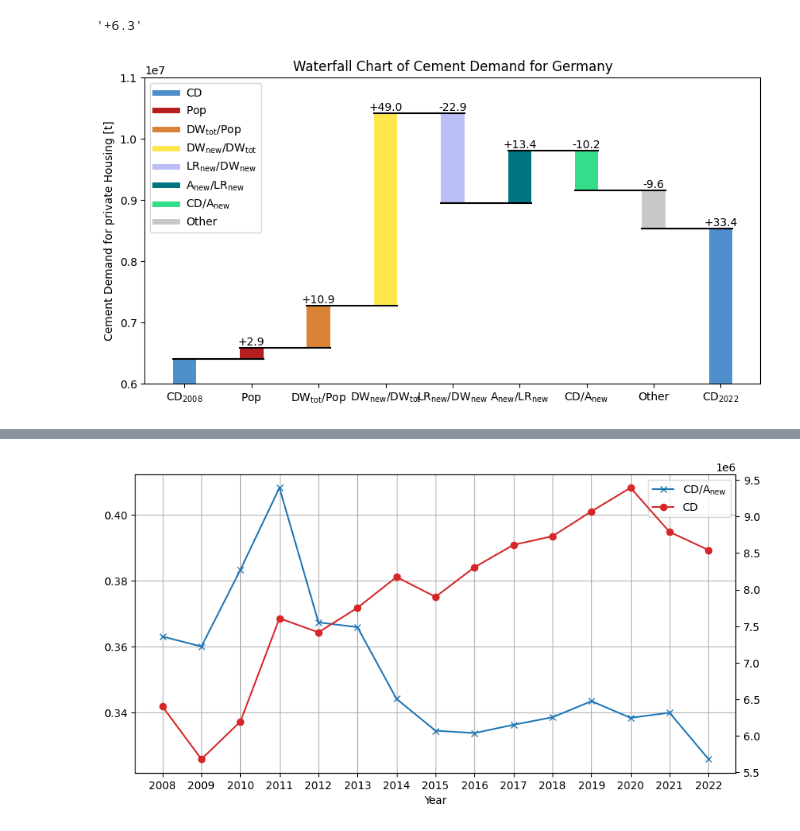
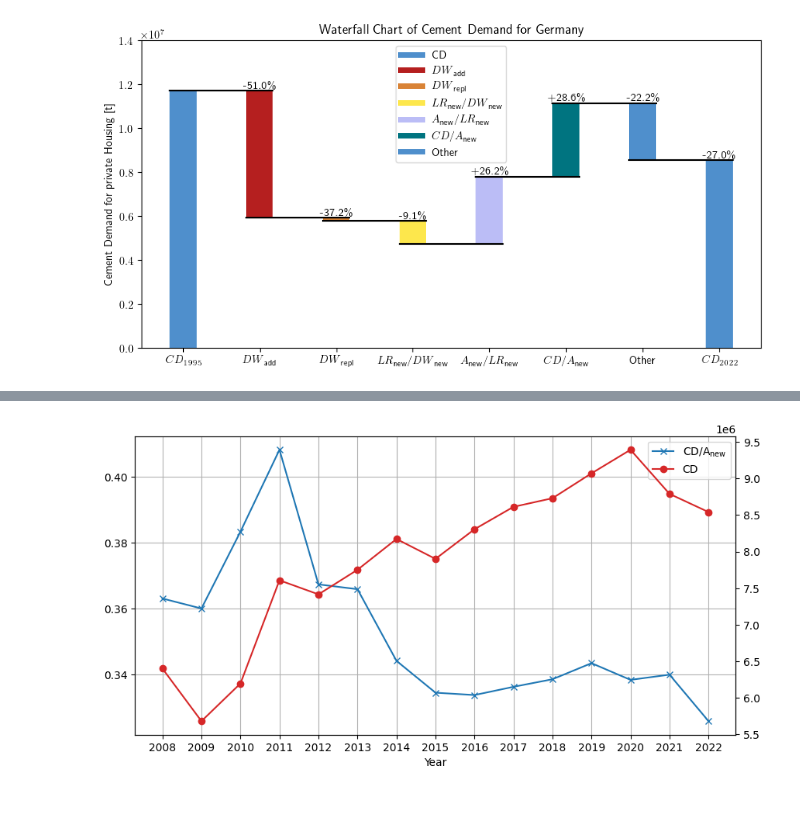
Before and after one commit to pietropecchini/Economic-Growth-and-Sustainability, a Jupyter notebook: analysis.ipynb, the cells around one changed output, grey strips where cells are left out. Drawn from its saved outputs; the diff is of its cells as text; code cells hidden in the pictures; blank space fills up the shorter version.

```diff
--- a/analysis.ipynb
+++ b/analysis.ipynb
@@ -430,11 +659,0 @@ def waterfall(ax, x, values, colors, title="", text=[], bottom=None, labels=[],
-# %%
-for i in range(7):
-    print(f"Year: {years[i]}")
-    diff_from_data = data.loc[years[i+1], "CD"] - data.loc[years[i], "CD"]
-    diff_calc = 0
-    for factor in ipat_factors:
-        diff_calc += calc_cd(factor, start=years[i], end=years[i+1])
-        print(f"{factor:<20}: {calc_cd(factor, start=years[i], end=years[i+1]):+1.2e}")
-    print(f"{'CD':<20}: {diff_from_data:+1.2e}")
-    print(f"{'Sum':<20}: {diff_calc:+1.2e}")
-    print()
@@ -497,48 +660,67 @@ ipat_values, diff
-# %%
-f"{calc_change('CD', start=years[0], end=years[-1]) * 100:+2.1f}"
-# %% [output]
-'+6.3'
 # %%
 fig, ax = plt.subplots(1, 1, figsize=(10, 5))
 
+start_year = ipat_years[0]
+end_year = ipat_years[-1]
+
+# start_year = 2015
+# end_year = 2022
+
 labels = [
-    f"$\\text{{CD}}_{{{years[0]}}}$",
+    f"$CD_{{{start_year}}}$",
     *ipat_labels,
-    'Other',
-    f"$\\text{{CD}}_{{{years[-1]}}}$",
+    "Other",
+    f"$CD_{{{end_year}}}$",
 ]
 
-ipat_values = [calc_cd(factor, start=years[0], end=years[-1]) for factor in ipat_factors]
-diff = (data.loc[years[-1], "CD"] - (sum(ipat_values) + data.loc[years[0], "CD"]))
-other_text = f"{diff / data.loc[years[0], 'CD']*100:+2.1f}"
+ipat_values = [
+    calc_cd(factor, start=start_year, end=end_year) for factor in ipat_factors
+]
+ipat_values[0] *= data.loc[start_year, "share add"] / 100
+ipat_values[1] *= data.loc[start_year, "share repl"] / 100
+diff = data.loc[end_year, "CD"] - (sum(ipat_values) + data.loc[start_year, "CD"])
+other_text = f"{diff / data.loc[start_year, 'CD']*100:+2.1f}\\%"
 
 waterfall(
     ax,
     np.arange(len(labels)),
-    [data.loc[years[0], "CD"], *ipat_values, diff, -data.loc[years[-1], "CD"]],
-    text=["", *[f"{calc_change(factor, start=years[0], end=years[-1])*100:+2.1f}"for factor in ipat_factors], other_text, f"{calc_change('CD', start=years[0], end=years[-1]) * 100:+2.1f}"],
-    colors=[color_cement, *colors_ipat, color_other, color_cement],
+    [
+        data.loc[start_year, "CD"],
+        *ipat_values,
+        diff,
+        -data.loc[end_year, "CD"],
+    ],
+    text=[
+        "",
+        *[
+            f"{calc_change(factor, start=start_year, end=end_year)*100:+2.1f}\\%"
+            for factor in ipat_factors
+        ],
+        other_text,
+        f"{calc_change('CD', start=start_year, end=end_year) * 100:+2.1f}\\%",
+    ],
+    colors=[cement_color, *ipat_colors, other_color, cement_color],
     labels=labels,
     title="Waterfall Chart of Cement Demand for Germany",
     width=0.35,
-    ylim=(6e6, 1.1e7),
+    ylim=(0, 1.4e7),
 )
 
-ax.plot([], [], color=color_cement, label="CD", linewidth=legend_line_width)
-for label, color in zip(ipat_labels, colors_ipat):
+ax.plot([], [], color=cement_color, label="CD", linewidth=legend_line_width)
+for label, color in zip(ipat_labels, ipat_colors):
     ax.plot([], [], color=color, label=label, linewidth=legend_line_width)
 
-ax.plot([], [], color=color_other, label="Other", linewidth=legend_line_width)
+ax.plot([], [], color=other_color, label="Other", linewidth=legend_line_width)
 
 ax.legend()
 
 ax.set_ylabel("Cement Demand for private Housing [t]")
 
-fig.savefig("waterfall_full_period.png")
+fig.savefig("figures/waterfall_full_period.pdf")
 
 plt.show()
 # %% [output]
-[figure, old version]
+[figure, new version]
 # %%
 fig, ax = plt.subplots(1, 1, figsize=(20, 5))
 
```
Also changed, not shown: parts of 57 cells of this notebook, 27 other files.
